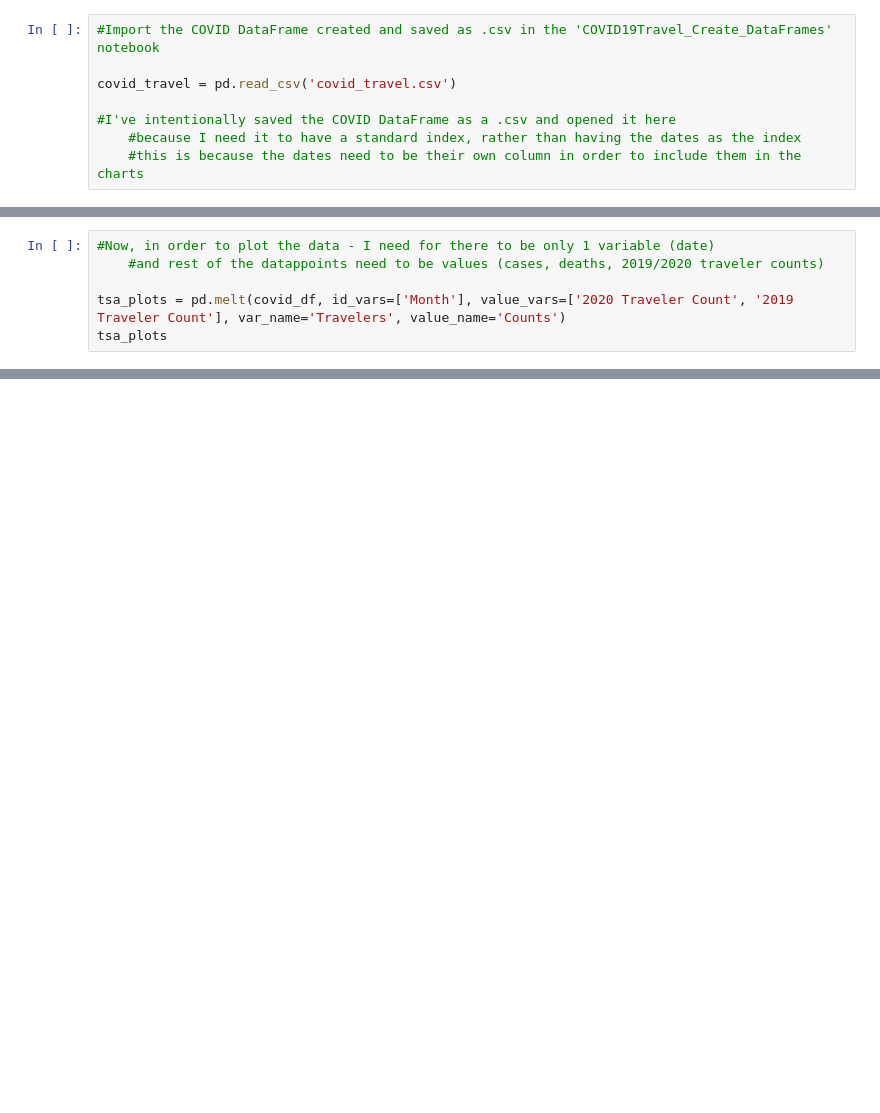
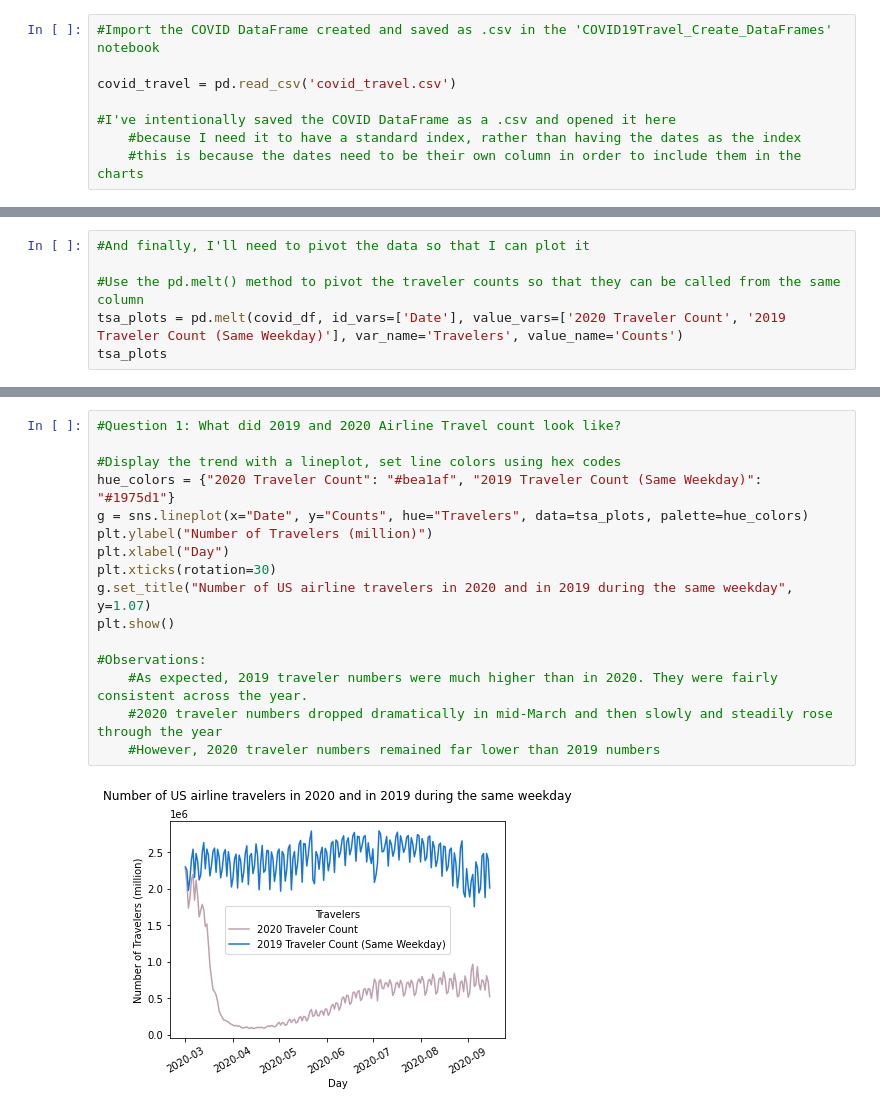
Before and after one commit to abielhammonds/COVID19_TravelStats_Project, a Jupyter notebook: COVID19Travel_Visualizations.ipynb, the cells around one changed output, grey strips where cells are left out. Drawn from its saved outputs; the diff is of its cells as text; blank space fills up the shorter version.

```diff
--- a/COVID19Travel_Visualizations.ipynb
+++ b/COVID19Travel_Visualizations.ipynb
@@ -195,6 +142,6 @@ plt.show()
 # %%
-#Now, in order to plot the data - I need for there to be only 1 variable (date)
-    #and rest of the datappoints need to be values (cases, deaths, 2019/2020 traveler counts)
+#And finally, I'll need to pivot the data so that I can plot it
 
-tsa_plots = pd.melt(covid_df, id_vars=['Month'], value_vars=['2020 Traveler Count', '2019 Traveler Count'], var_name='Travelers', value_name='Counts')
+#Use the pd.melt() method to pivot the traveler counts so that they can be called from the same column
+tsa_plots = pd.melt(covid_df, id_vars=['Date'], value_vars=['2020 Traveler Count', '2019 Traveler Count (Same Weekday)'], var_name='Travelers', value_name='Counts')
 tsa_plots
@@ -210,0 +180,18 @@ plt.show()
+# %%
+#Question 1: What did 2019 and 2020 Airline Travel count look like?
+
+#Display the trend with a lineplot, set line colors using hex codes
+hue_colors = {"2020 Traveler Count": "#bea1af", "2019 Traveler Count (Same Weekday)": "#1975d1"}
+g = sns.lineplot(x="Date", y="Counts", hue="Travelers", data=tsa_plots, palette=hue_colors)
+plt.ylabel("Number of Travelers (million)")
+plt.xlabel("Day")
+plt.xticks(rotation=30)
+g.set_title("Number of US airline travelers in 2020 and in 2019 during the same weekday", y=1.07)
+plt.show()
+
+#Observations:
+    #As expected, 2019 traveler numbers were much higher than in 2020. They were fairly consistent across the year.
+    #2020 traveler numbers dropped dramatically in mid-March and then slowly and steadily rose through the year
+    #However, 2020 traveler numbers remained far lower than 2019 numbers
+# %% [output]
+[figure, added]
```
Also changed, not shown: parts of 24 cells of this notebook, 1 other file.
